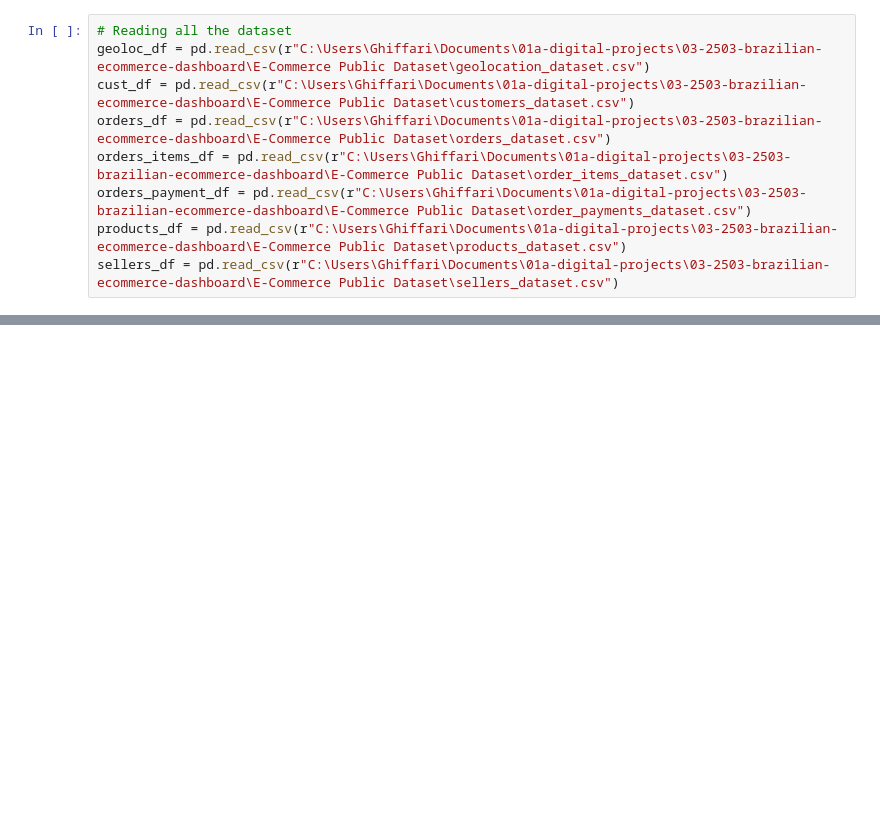
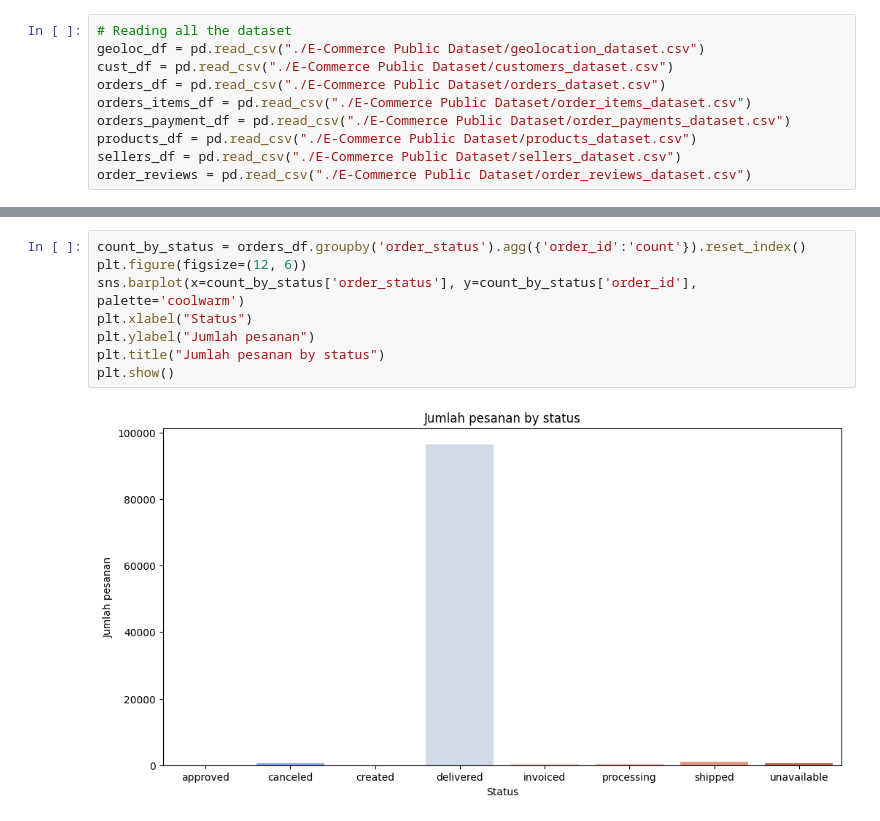
Before and after one commit to mendhiri/dashboard-brazilian-ecommerce, a Jupyter notebook: analysis-notebook.ipynb, the cells around one changed output, grey strips where cells are left out. Saved outputs shown, nothing was run; the diff lists cells and outputs as text; blank space fills up the shorter version.

```diff
--- a/analysis-notebook.ipynb
+++ b/analysis-notebook.ipynb
@@ -29,9 +50,10 @@ from sklearn.preprocessing import StandardScaler, MinMaxScaler
 # %%
 # Reading all the dataset
-geoloc_df = pd.read_csv(r"C:\Users\Ghiffari\Documents\01a-digital-projects\03-2503-brazilian-ecommerce-dashboard\E-Commerce Public Dataset\geolocation_dataset.csv")
-cust_df = pd.read_csv(r"C:\Users\Ghiffari\Documents\01a-digital-projects\03-2503-brazilian-ecommerce-dashboard\E-Commerce Public Dataset\customers_dataset.csv")
-orders_df = pd.read_csv(r"C:\Users\Ghiffari\Documents\01a-digital-projects\03-2503-brazilian-ecommerce-dashboard\E-Commerce Public Dataset\orders_dataset.csv")
-orders_items_df = pd.read_csv(r"C:\Users\Ghiffari\Documents\01a-digital-projects\03-2503-brazilian-ecommerce-dashboard\E-Commerce Public Dataset\order_items_dataset.csv")
-orders_payment_df = pd.read_csv(r"C:\Users\Ghiffari\Documents\01a-digital-projects\03-2503-brazilian-ecommerce-dashboard\E-Commerce Public Dataset\order_payments_dataset.csv")
-products_df = pd.read_csv(r"C:\Users\Ghiffari\Documents\01a-digital-projects\03-2503-brazilian-ecommerce-dashboard\E-Commerce Public Dataset\products_dataset.csv")
-sellers_df = pd.read_csv(r"C:\Users\Ghiffari\Documents\01a-digital-projects\03-2503-brazilian-ecommerce-dashboard\E-Commerce Public Dataset\sellers_dataset.csv")
+geoloc_df = pd.read_csv("./E-Commerce Public Dataset/geolocation_dataset.csv")
+cust_df = pd.read_csv("./E-Commerce Public Dataset/customers_dataset.csv")
+orders_df = pd.read_csv("./E-Commerce Public Dataset/orders_dataset.csv")
+orders_items_df = pd.read_csv("./E-Commerce Public Dataset/order_items_dataset.csv")
+orders_payment_df = pd.read_csv("./E-Commerce Public Dataset/order_payments_dataset.csv")
+products_df = pd.read_csv("./E-Commerce Public Dataset/products_dataset.csv")
+sellers_df = pd.read_csv("./E-Commerce Public Dataset/sellers_dataset.csv")
+order_reviews = pd.read_csv("./E-Commerce Public Dataset/order_reviews_dataset.csv")
@@ -41,0 +247,10 @@ sellers_df["seller_id"].nunique()
+# %%
+count_by_status = orders_df.groupby('order_status').agg({'order_id':'count'}).reset_index()
+plt.figure(figsize=(12, 6))
+sns.barplot(x=count_by_status['order_status'], y=count_by_status['order_id'], palette='coolwarm')
+plt.xlabel("Status")
+plt.ylabel("Jumlah pesanan")
+plt.title("Jumlah pesanan by status")
+plt.show()
+# %% [output]
+[figure, added]
```
Also changed, not shown: parts of 57 cells of this notebook, 3 other files.
